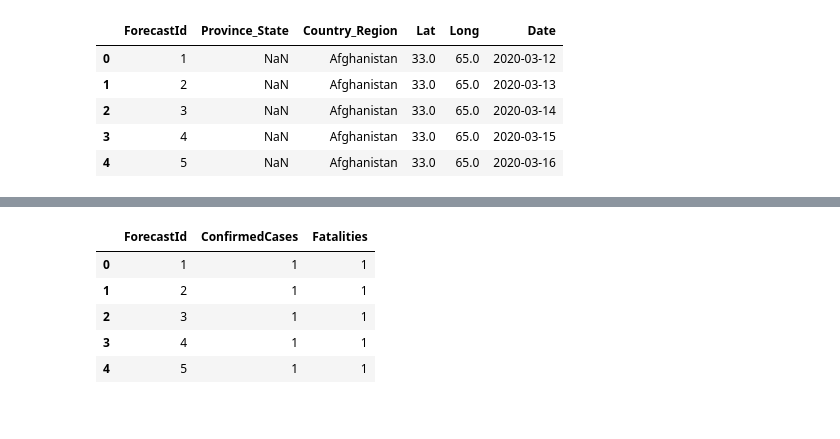
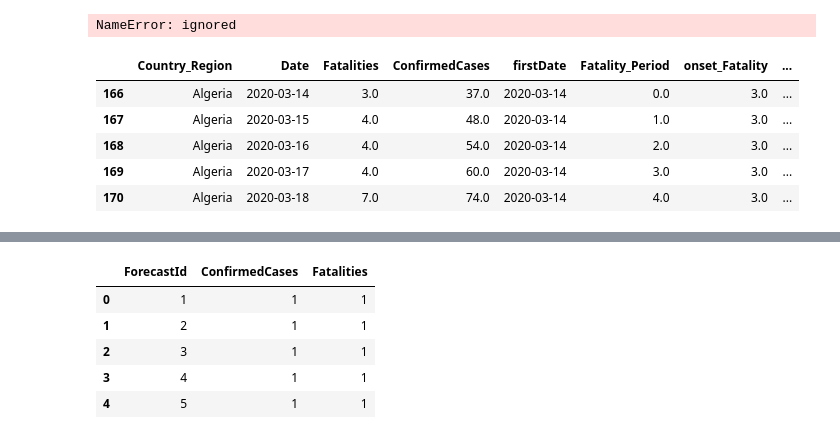
Before and after one commit to ldejuan/covid, a Jupyter notebook: descriptive_analysis.ipynb, the cells around one changed output, grey strips where cells are left out. Cells and saved outputs as stored; diff of their text form; code cells hidden in the pictures.

```diff
--- a/descriptive_analysis.ipynb
+++ b/descriptive_analysis.ipynb
@@ -28,9 +43,34 @@ dfTrain['Date'] = pd.to_datetime(dfTrain['Date'])
+# %%
+# Some testing to ensure that the country_confirmedCase fatalities is well computed
+dateMax=dfSelectedCountry['Date'].max()
+dfSelectedCountry.query('Date == @dateMax').head()
+# %% [output]
+NameError: ignored
+# %%
+#Analyze only countries with fatalities > SelectedFatalities
+FatalitiesLevel = 3
+def selectDeathDate(df):
+  firstDate=df[df.Fatalities>=FatalitiesLevel].Date.min()
+  df['firstDate'] = firstDate
+  df['Fatality_Period'] = (df.Date - firstDate) / np.timedelta64(1, 'D')
+  return df
+dfCountryNoZero = dfCountry.groupby(["Country_Region"])\
+  .apply(selectDeathDate)\
+  .dropna()
+dfCountryNoZero = dfCountryNoZero[dfCountryNoZero.Fatality_Period >=0]
+# Calculate N_0 and Reset Fatality Rate
+def rescaleFatalities(df):
+  df['onset_Fatality'] = np.min(df.Fatalities)
+  df['shifted_Fatalities'] = df.Fatalities - df.onset_Fatality
+  return df
+
+dfCountryNoZero = dfCountryNoZero.groupby(["Country_Region"]).apply(rescaleFatalities)
 # %%
-dfTest.head()
+dfCountryNoZero.head()
 # %% [output]
-|  | ForecastId | Province_State | Country_Region | Lat | Long | Date |
-| 0 | 1 | NaN | Afghanistan | 33.0 | 65.0 | 2020-03-12 |
-| 1 | 2 | NaN | Afghanistan | 33.0 | 65.0 | 2020-03-13 |
-| 2 | 3 | NaN | Afghanistan | 33.0 | 65.0 | 2020-03-14 |
-| 3 | 4 | NaN | Afghanistan | 33.0 | 65.0 | 2020-03-15 |
-| 4 | 5 | NaN | Afghanistan | 33.0 | 65.0 | 2020-03-16 |
+|  | Country_Region | Date | Fatalities | ConfirmedCases | firstDate | Fatality_Period | onset_Fatality | ... |
+| 166 | Algeria | 2020-03-14 | 3.0 | 37.0 | 2020-03-14 | 0.0 | 3.0 | ... |
+| 167 | Algeria | 2020-03-15 | 4.0 | 48.0 | 2020-03-14 | 1.0 | 3.0 | ... |
+| 168 | Algeria | 2020-03-16 | 4.0 | 54.0 | 2020-03-14 | 2.0 | 3.0 | ... |
+| 169 | Algeria | 2020-03-17 | 4.0 | 60.0 | 2020-03-14 | 3.0 | 3.0 | ... |
+| 170 | Algeria | 2020-03-18 | 7.0 | 74.0 | 2020-03-14 | 4.0 | 3.0 | ... |
```
Also changed, not shown: parts of 27 cells of this notebook.
